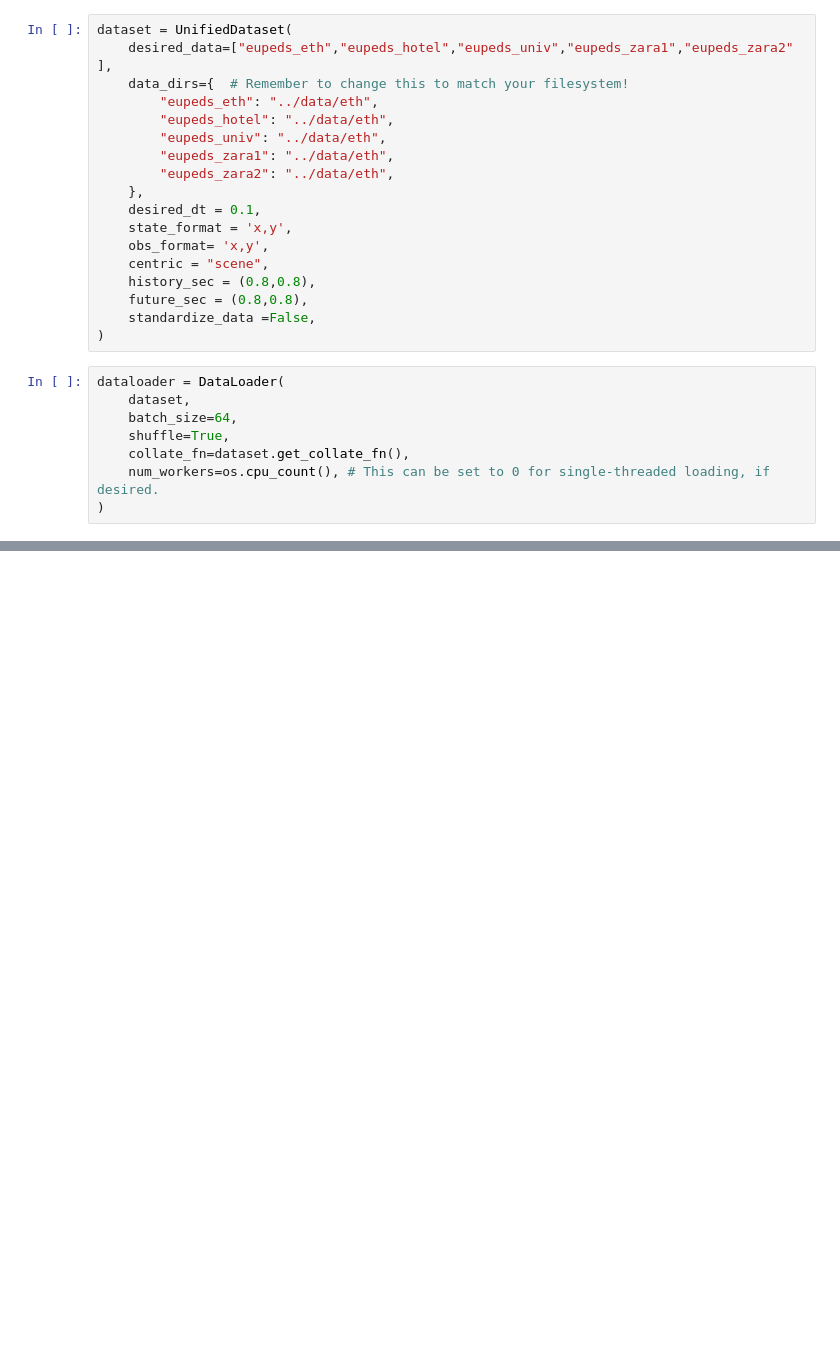
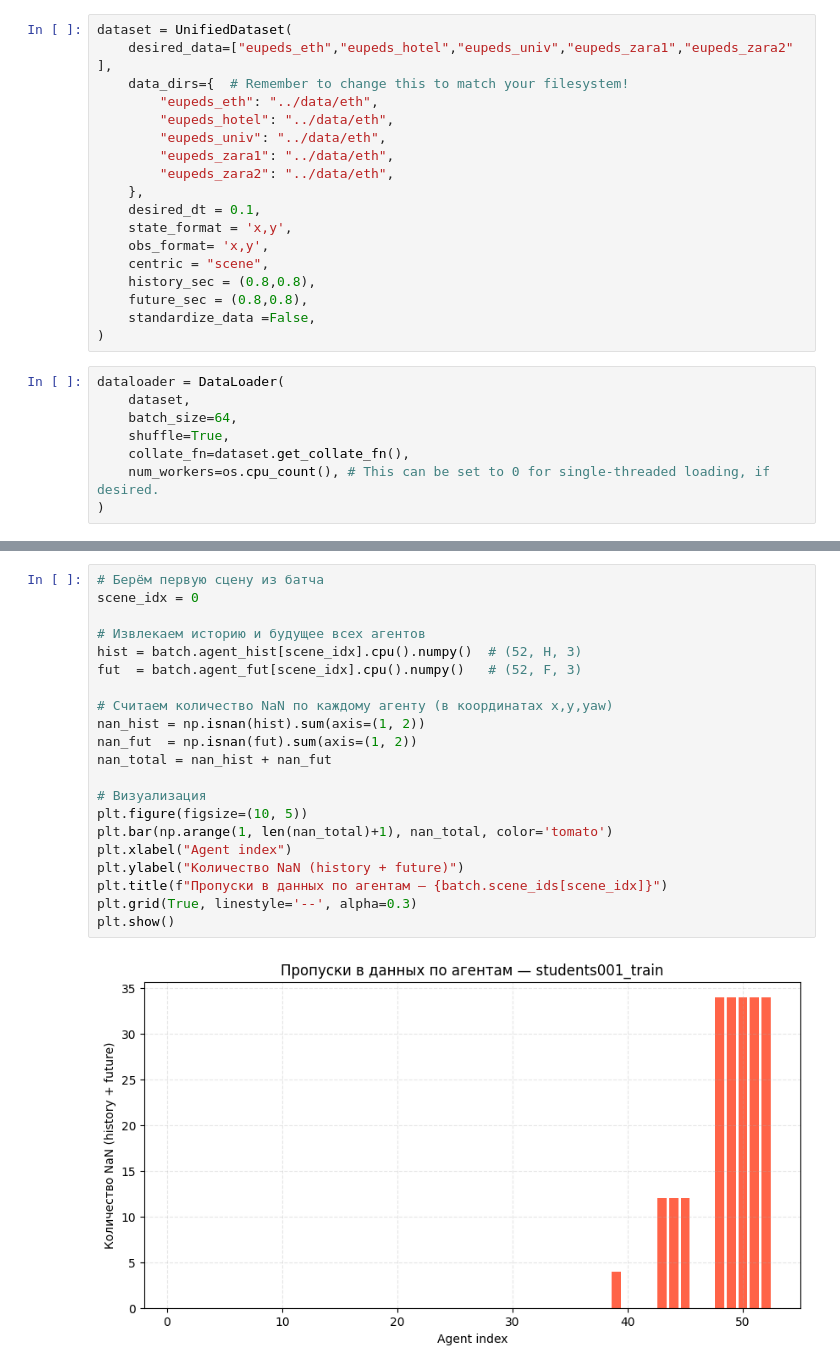
Before and after one commit to Fatyhich/sk_msd_trajectoryFM, a Jupyter notebook: notebooks/test_data.ipynb, the cells around one changed output, grey strips where cells are left out. Drawn from its saved outputs; the diff is of its cells as text; blank space fills up the shorter version.

```diff
--- a/notebooks/test_data.ipynb
+++ b/notebooks/test_data.ipynb
@@ -39,0 +162,23 @@ torch.Size([64, 63, 8, 2])
+# %%
+# Берём первую сцену из батча
+scene_idx = 0
+
+# Извлекаем историю и будущее всех агентов
+hist = batch.agent_hist[scene_idx].cpu().numpy()  # (52, H, 3)
+fut  = batch.agent_fut[scene_idx].cpu().numpy()   # (52, F, 3)
+
+# Считаем количество NaN по каждому агенту (в координатах x,y,yaw)
+nan_hist = np.isnan(hist).sum(axis=(1, 2))
+nan_fut  = np.isnan(fut).sum(axis=(1, 2))
+nan_total = nan_hist + nan_fut
+
+# Визуализация
+plt.figure(figsize=(10, 5))
+plt.bar(np.arange(1, len(nan_total)+1), nan_total, color='tomato')
+plt.xlabel("Agent index")
+plt.ylabel("Количество NaN (history + future)")
+plt.title(f"Пропуски в данных по агентам — {batch.scene_ids[scene_idx]}")
+plt.grid(True, linestyle='--', alpha=0.3)
+plt.show()
+# %% [output]
+[figure, added]
```
Also changed, not shown: parts of 12 cells of this notebook.
